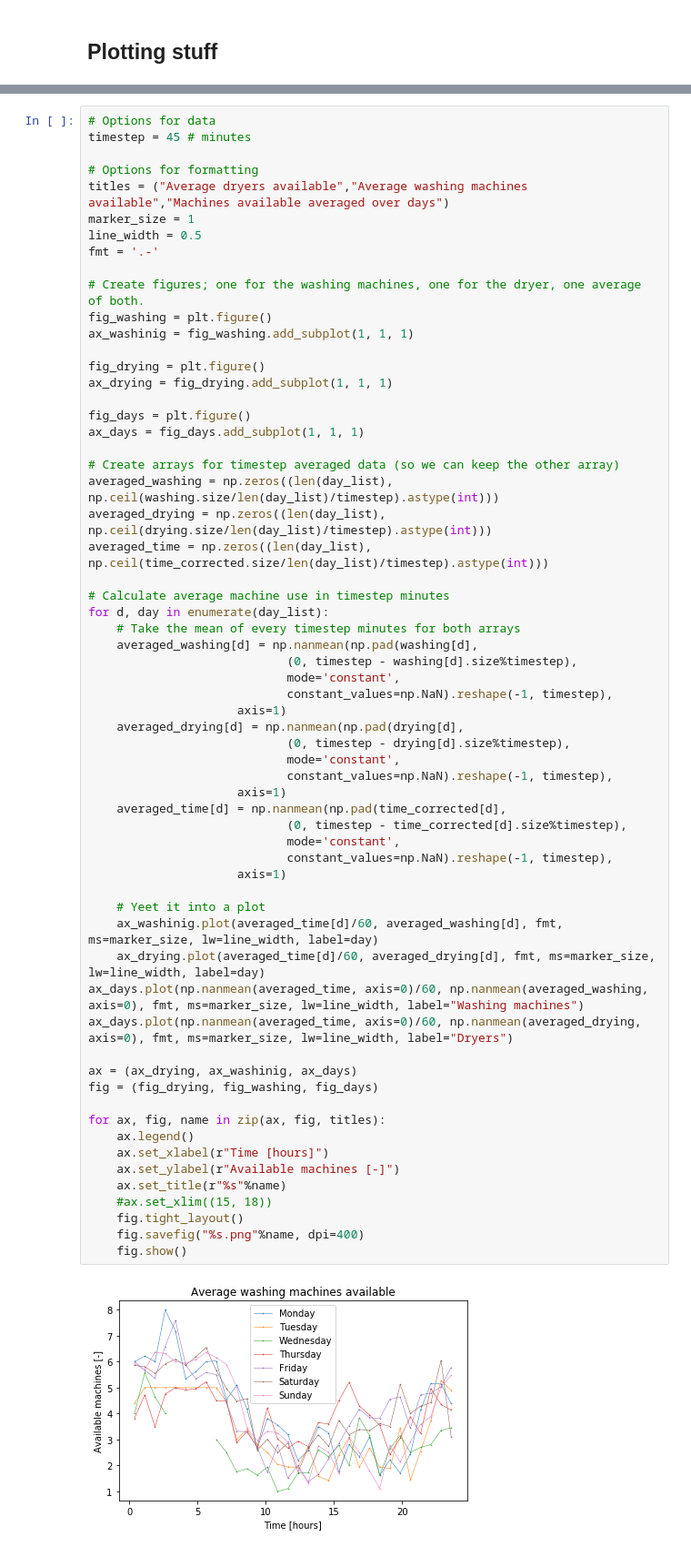
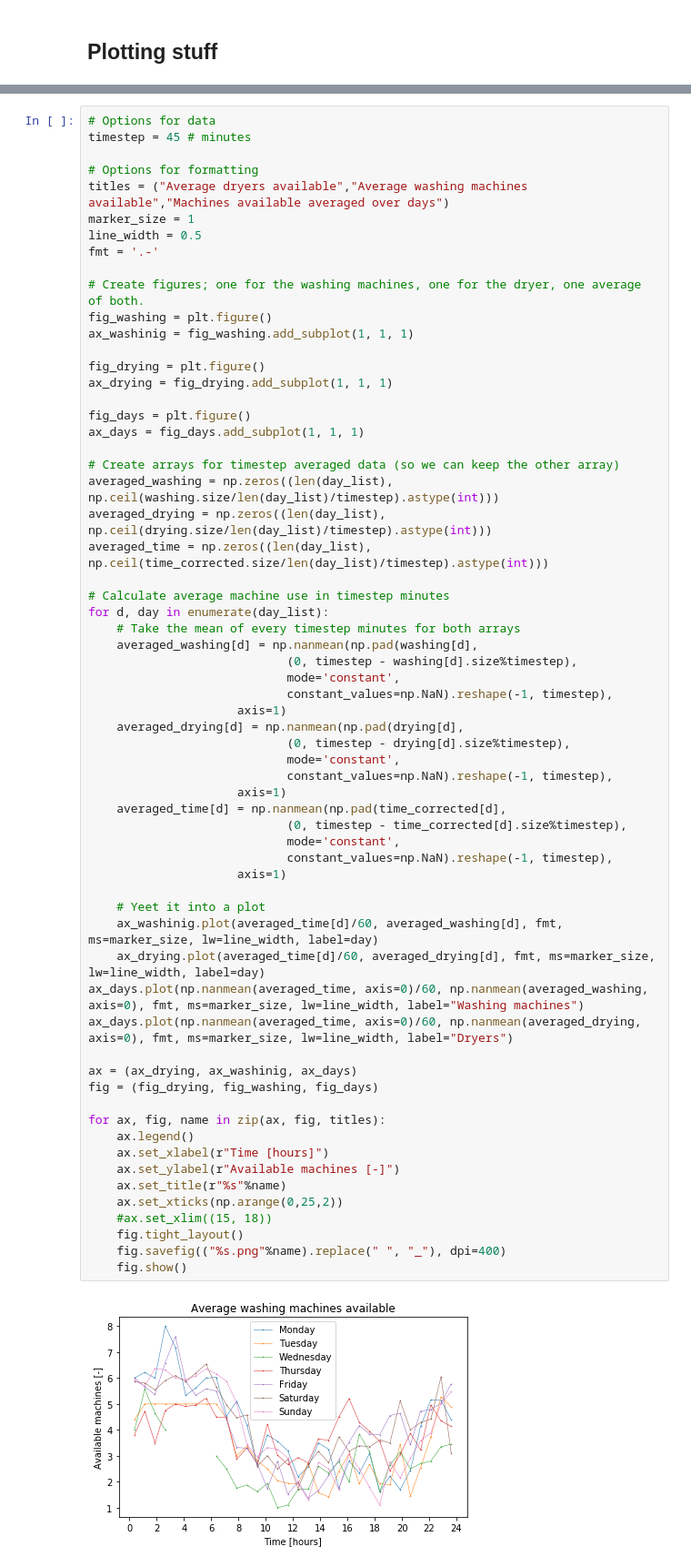
Before and after one commit to MioPoortvliet/Wasmachines-Leidsche-Schans, a Jupyter notebook: Washing mashines and dryers.ipynb, the cells around one changed output, grey strips where cells are left out. Shown at 91% size. Cells and saved outputs as stored; diff of their text form.

```diff
--- a/Washing mashines and dryers.ipynb
+++ b/Washing mashines and dryers.ipynb
@@ -116,32 +120,33 @@ for d, day in enumerate(day_list):
                      axis=1)
     averaged_drying[d] = np.nanmean(np.pad(drying[d],
                             (0, timestep - drying[d].size%timestep),
                             mode='constant',
                             constant_values=np.NaN).reshape(-1, timestep),
                      axis=1)
     averaged_time[d] = np.nanmean(np.pad(time_corrected[d],
                             (0, timestep - time_corrected[d].size%timestep),
                             mode='constant',
                             constant_values=np.NaN).reshape(-1, timestep),
                      axis=1)
 
     # Yeet it into a plot
     ax_washinig.plot(averaged_time[d]/60, averaged_washing[d], fmt, ms=marker_size, lw=line_width, label=day)
     ax_drying.plot(averaged_time[d]/60, averaged_drying[d], fmt, ms=marker_size, lw=line_width, label=day)
 ax_days.plot(np.nanmean(averaged_time, axis=0)/60, np.nanmean(averaged_washing, axis=0), fmt, ms=marker_size, lw=line_width, label="Washing machines")
 ax_days.plot(np.nanmean(averaged_time, axis=0)/60, np.nanmean(averaged_drying, axis=0), fmt, ms=marker_size, lw=line_width, label="Dryers")
 
 ax = (ax_drying, ax_washinig, ax_days)
 fig = (fig_drying, fig_washing, fig_days)
 
 for ax, fig, name in zip(ax, fig, titles):
     ax.legend()
     ax.set_xlabel(r"Time [hours]")
     ax.set_ylabel(r"Available machines [-]")
     ax.set_title(r"%s"%name)
+    ax.set_xticks(np.arange(0,25,2))
     #ax.set_xlim((15, 18))
     fig.tight_layout()
-    fig.savefig("%s.png"%name, dpi=400)
+    fig.savefig(("%s.png"%name).replace(" ", "_"), dpi=400)
     fig.show()
 # %% [output]
-[figure, old version]
+[figure, new version]
```
Also changed, not shown: parts of 12 cells of this notebook.
